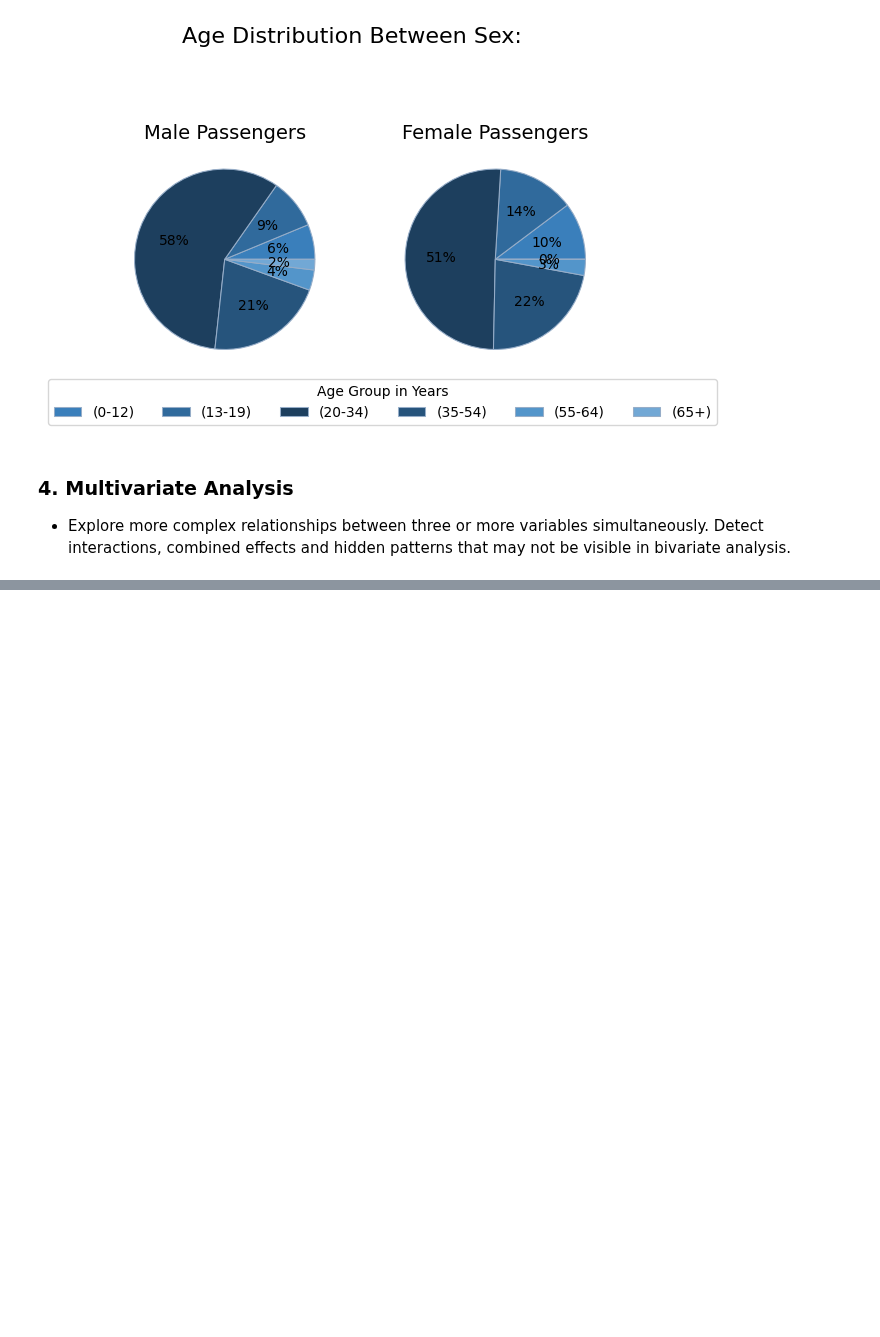
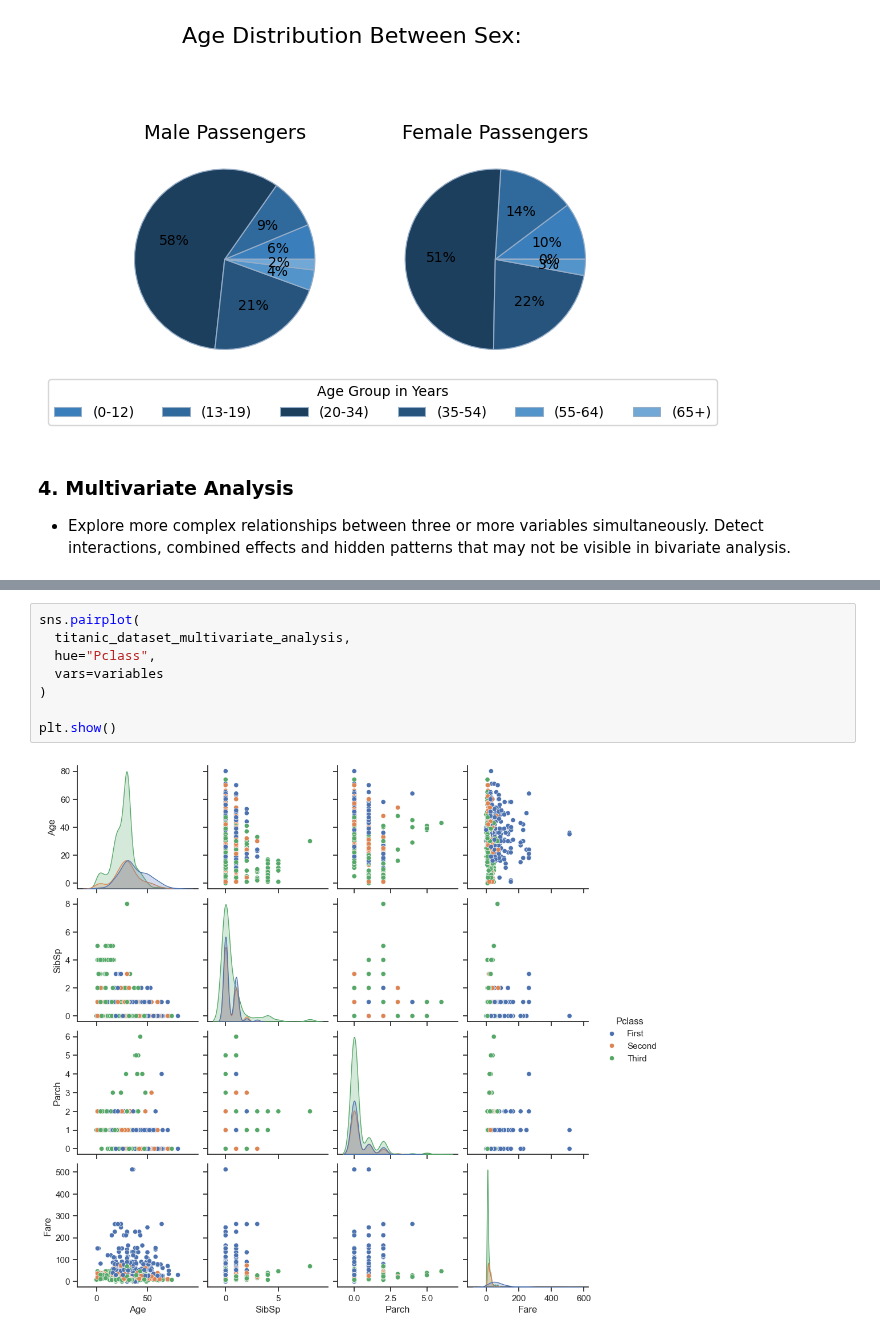
Before and after one commit to grace-sampao/Cyber-Shujaa---Exploratory-Data-Analysis, a Jupyter notebook: notebooks/exploratory_data_analysis.ipynb, the cells around one changed output, grey strips where cells are left out. Drawn from its saved outputs; the diff is of its cells as text; blank space fills up the shorter version.

```diff
--- a/notebooks/exploratory_data_analysis.ipynb
+++ b/notebooks/exploratory_data_analysis.ipynb
@@ -1019,0 +1015,10 @@ plt.show()
+# %%
+sns.pairplot(
+  titanic_dataset_multivariate_analysis,
+  hue="Pclass",
+  vars=variables
+)
+
+plt.show()
+# %% [output]
+[figure, added]
```
Also changed, not shown: parts of 9 cells of this notebook.
